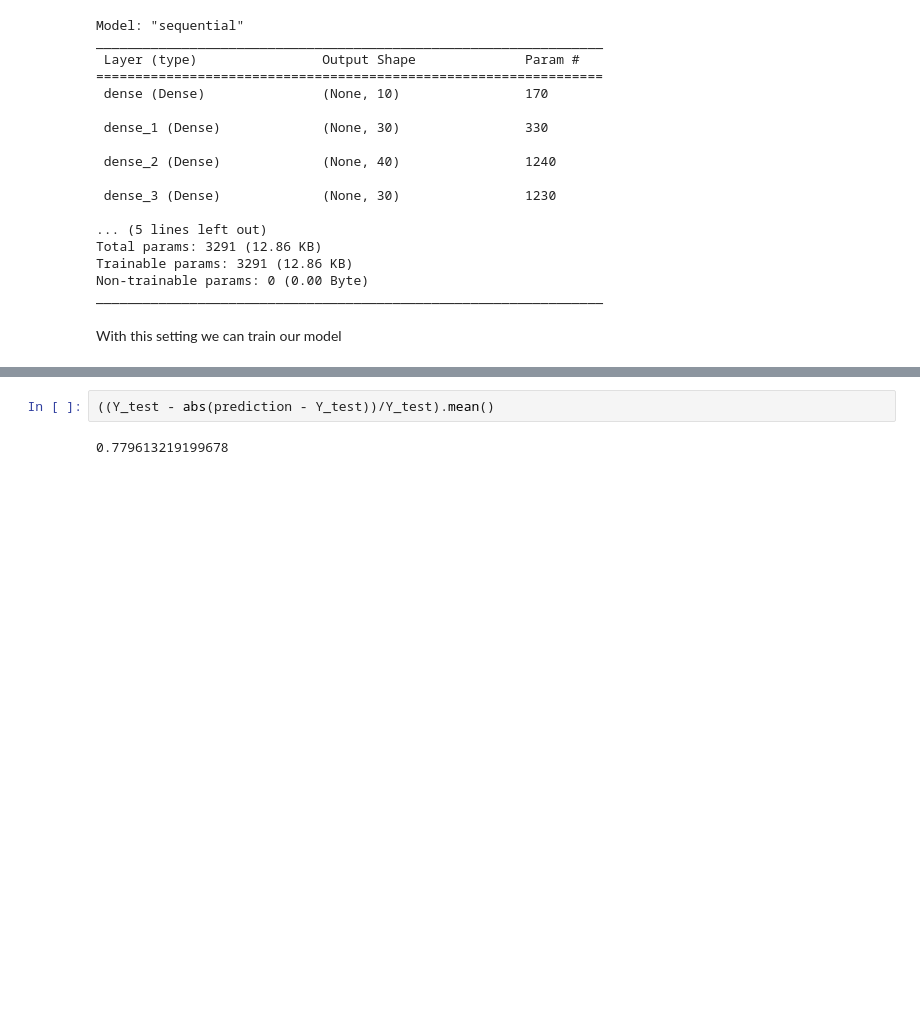
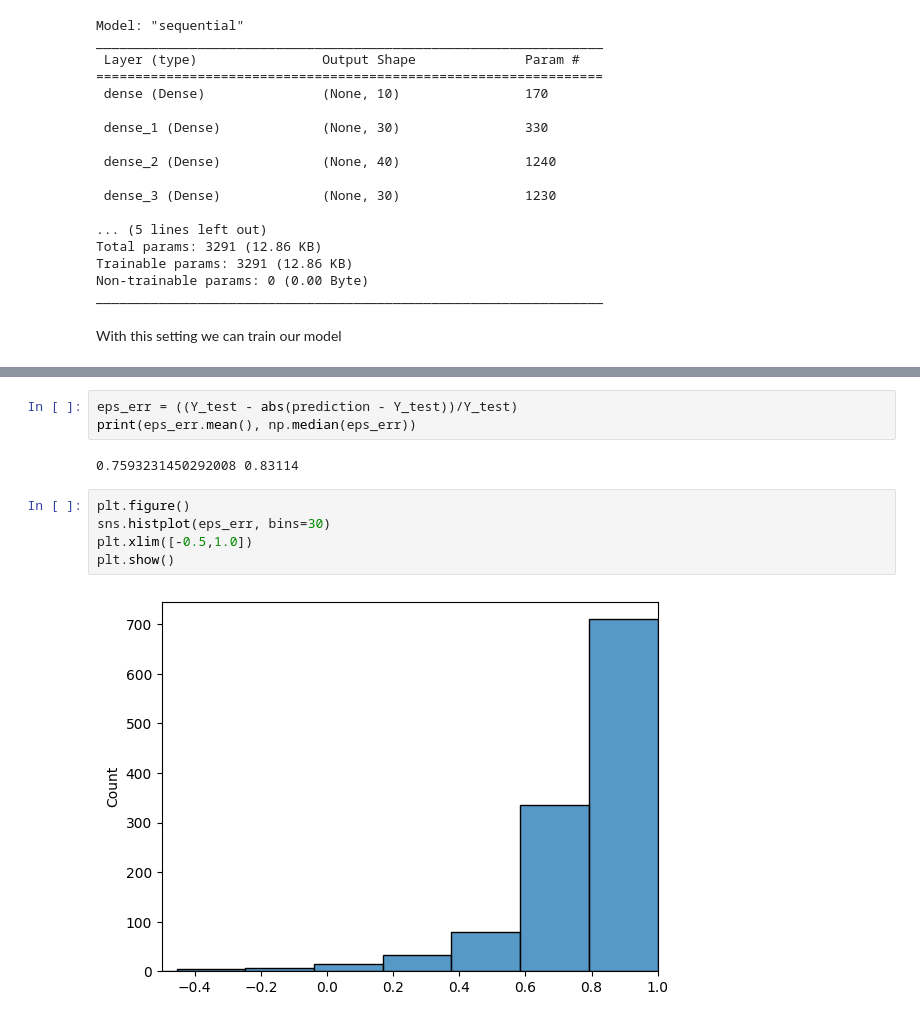
Before and after one commit to HugoGT/Vibi_model, a Jupyter notebook: ML/keras.ipynb, the cells around one changed output, grey strips where cells are left out. Cells and saved outputs as stored; diff of their text form; blank space fills up the shorter version.

```diff
--- a/ML/keras.ipynb
+++ b/ML/keras.ipynb
@@ -251,7 +251,15 @@ array([ 17777.171875, -13063.40625 ,  -4539.75    , ..., 121572.328125,
 # %%
-((Y_test - abs(prediction - Y_test))/Y_test).mean()
+eps_err = ((Y_test - abs(prediction - Y_test))/Y_test)
+print(eps_err.mean(), np.median(eps_err))
 # %% [output]
-0.779613219199678
+0.7593231450292008 0.83114
+# %%
+plt.figure()
+sns.histplot(eps_err, bins=30)
+plt.xlim([-0.5,1.0])
+plt.show()
+# %% [output]
+[figure, added]
 # %%
 # summarize history for mae
 plt.plot(hist.history['accuracy'])
```
Also changed, not shown: parts of 11 cells of this notebook.
